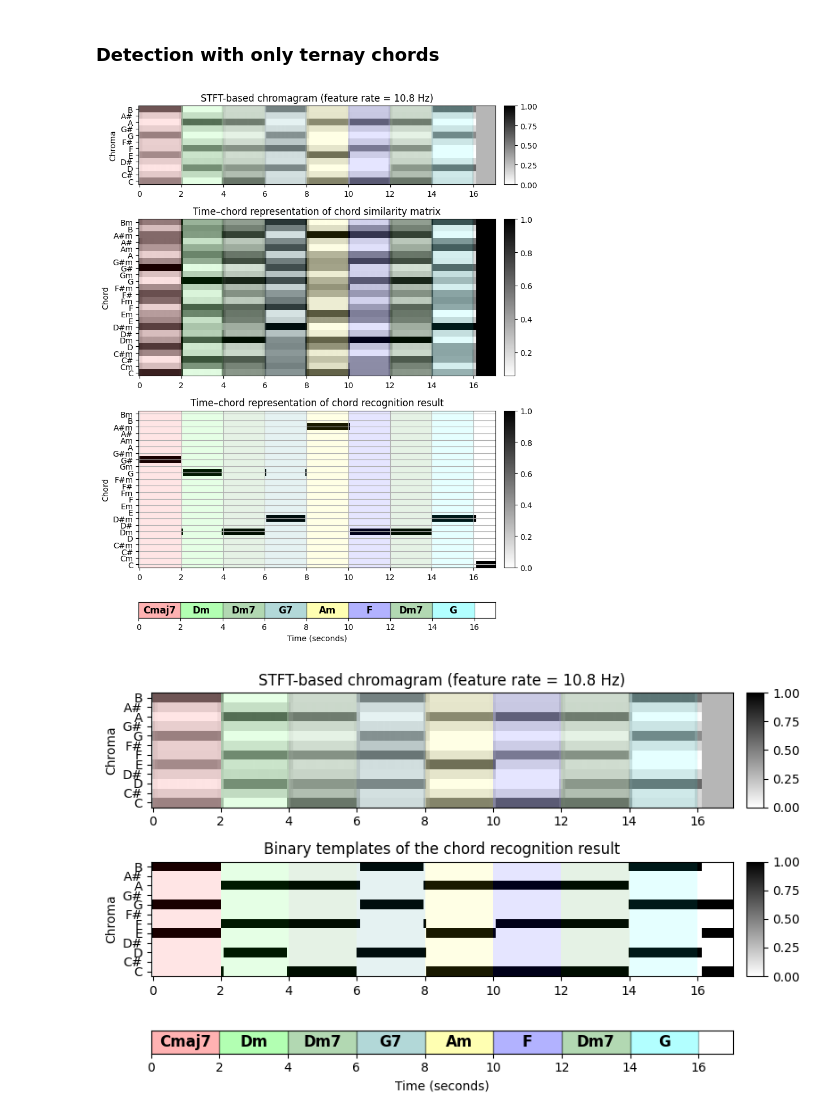
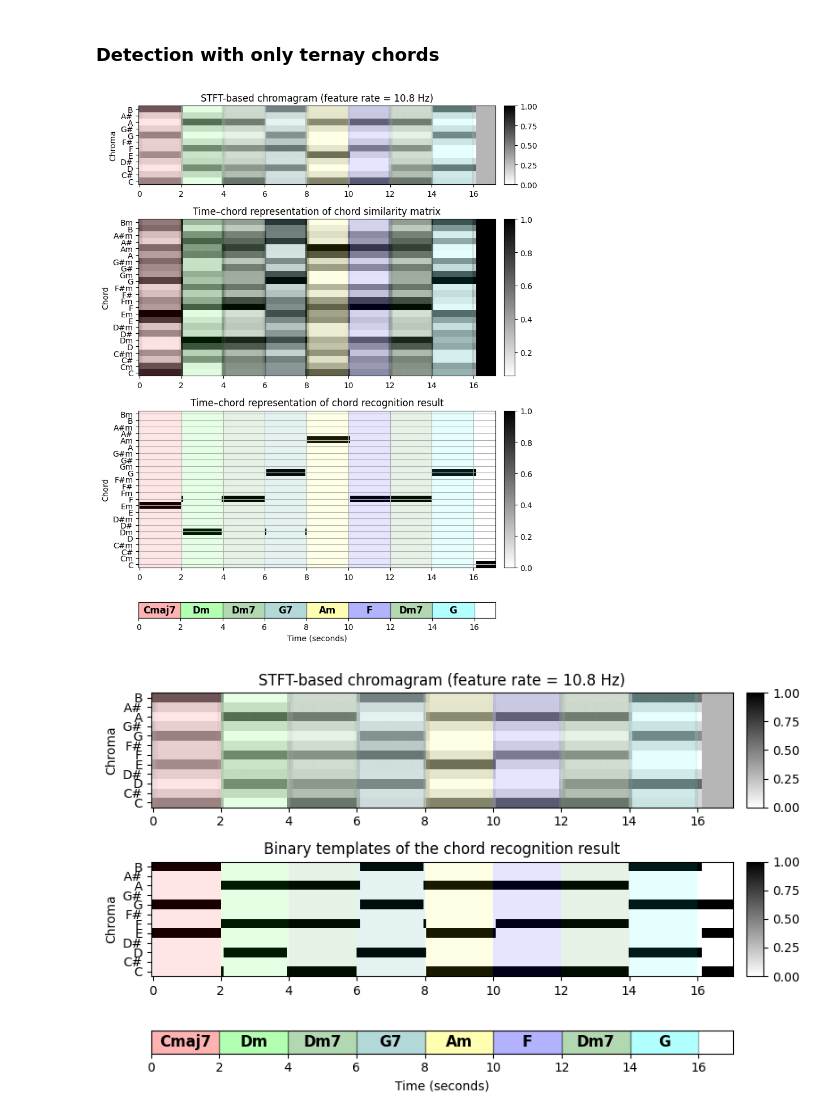
Before and after one commit to martijuanola/RWTH-AIiM, a Jupyter notebook: exercices/e9/e9-main.ipynb, the cells around one changed output. Saved outputs shown, nothing was run; the diff lists cells and outputs as text; code cells hidden in the pictures.

Commit message:
[E9] - fixed plots

```diff
--- a/exercices/e9/e9-main.ipynb
+++ b/exercices/e9/e9-main.ipynb
@@ -183,6 +183,7 @@ def generate_chord_templates(nonchord=False, with_sevenths: bool = False):
             np.array([1, 0, 0, 1, 0, 0, 0, 1, 0, 0, 1, 0]).T,  # m7
         ]
 
+    num_templates = len(templates)
     num_chord = 12 * len(templates)
     if nonchord:
         num_chord = num_chord + 1
@@ -190,7 +191,7 @@ def generate_chord_templates(nonchord=False, with_sevenths: bool = False):
     chord_templates = np.ones((12, num_chord))
     for shift in range(12):
         for idx, template in enumerate(templates):
-            chord_templates[:, shift + 12 * idx] = np.roll(template, shift)
+            chord_templates[:, idx + num_templates * shift] = np.roll(template, shift)
     return chord_templates
 
 
@@ -240,34 +241,34 @@ def plot_chord_detection(X, Fs_X, x_dur, ann, color_ann, chord_sim, chord_max, c
     libfmp.b.plot_matrix(chord_sim, ax=[ax[1, 0], ax[1, 1]], Fs=Fs_X,
                          title='Time–chord representation of chord similarity matrix',
                          ylabel='Chord', xlabel='')
     ax[1, 0].set_yticks(np.arange(len(chord_labels)))
     ax[1, 0].set_yticklabels(chord_labels)
     libfmp.b.plot_segments_overlay(ann, ax=ax[1, 0], time_max=x_dur,
                                    print_labels=False, colors=color_ann, alpha=0.1)
 
     libfmp.b.plot_matrix(chord_max, ax=[ax[2, 0], ax[2, 1]], Fs=Fs_X,
                          title='Time–chord representation of chord recognition result',
                          ylabel='Chord', xlabel='')
     ax[2, 0].set_yticks(np.arange(len(chord_labels)))
     ax[2, 0].set_yticklabels(chord_labels)
     ax[2, 0].grid()
     libfmp.b.plot_segments_overlay(ann, ax=ax[2, 0], time_max=x_dur,
                                    print_labels=False, colors=color_ann, alpha=0.1)
 
     libfmp.b.plot_segments(ann, ax=ax[3, 0], time_max=x_dur, time_label='Time (seconds)',
                            colors=color_ann, alpha=0.3)
     ax[3, 1].axis('off')
     plt.tight_layout()
 
 
 # Chord recognition
 X = X_STFT
 chord_sim, chord_max = chord_recognition_template(X, norm_sim='max')
 chord_labels = get_chord_labels(nonchord=False)
 
 plot_chord_detection(X, Fs_X, x_dur, ann, color_ann, chord_sim, chord_max, chord_labels)
 # %% [output]
-[figure, old version]
+[figure, new version]
 # %%
 # Plot
 def plot_chord_detection2(X, Fs_X, x_dur, ann, color_ann, X_chord):
```
Also changed, not shown: parts of 2 cells of this notebook, 3 other files.
